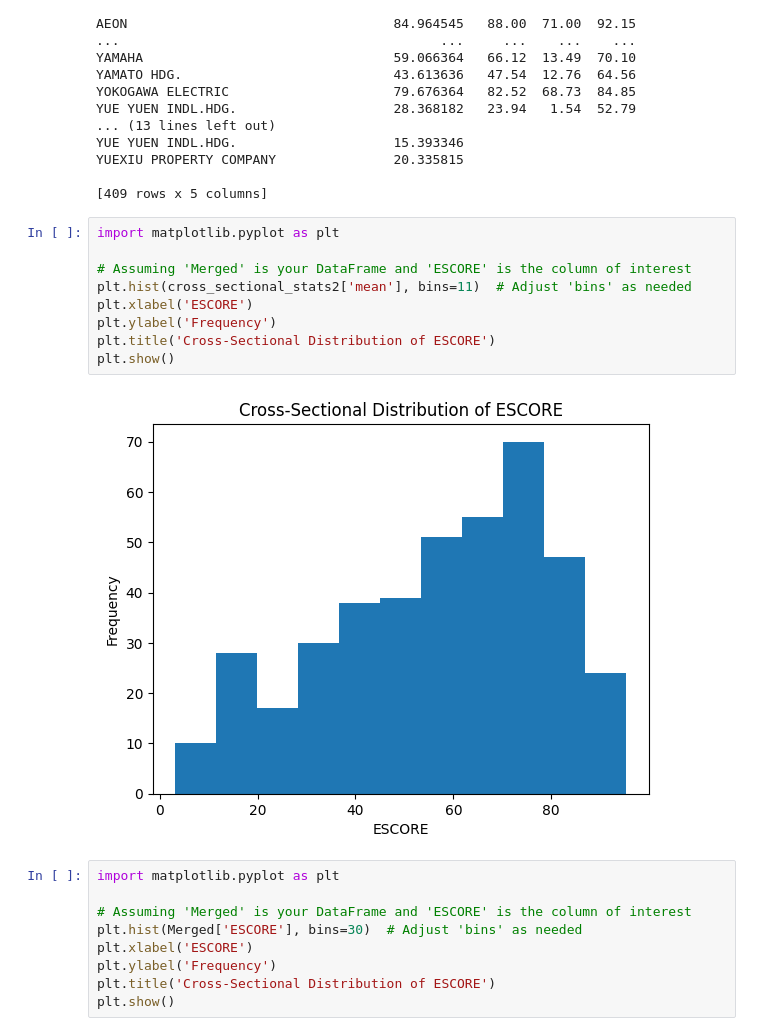
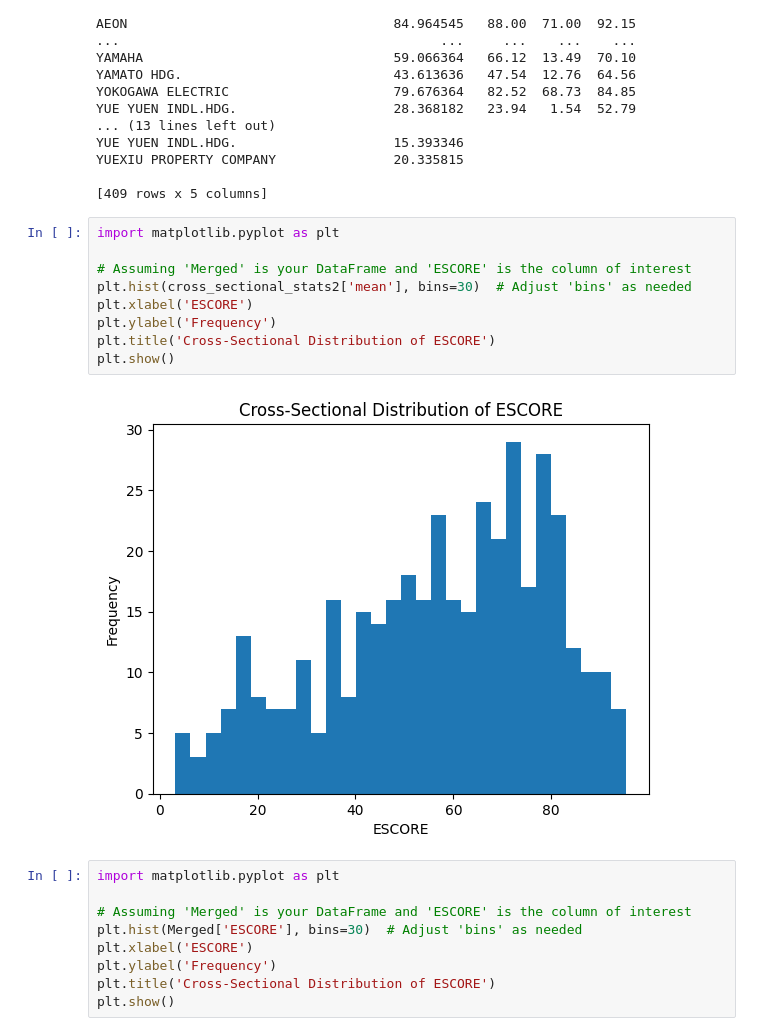
Before and after one commit to gr-oll/susFin, a Jupyter notebook: Finance_HW_2_Simon.ipynb, the cells around one changed output. Saved outputs shown, nothing was run; the diff lists cells and outputs as text.

```diff
--- a/Finance_HW_2_Simon.ipynb
+++ b/Finance_HW_2_Simon.ipynb
@@ -314,14 +314,14 @@ YUEXIU PROPERTY COMPANY               20.335815
 # %%
 import matplotlib.pyplot as plt
 
 # Assuming 'Merged' is your DataFrame and 'ESCORE' is the column of interest
-plt.hist(cross_sectional_stats2['mean'], bins=11)  # Adjust 'bins' as needed
+plt.hist(cross_sectional_stats2['mean'], bins=30)  # Adjust 'bins' as needed
 plt.xlabel('ESCORE')
 plt.ylabel('Frequency')
 plt.title('Cross-Sectional Distribution of ESCORE')
 plt.show()
 # %% [output]
-[figure, old version]
+[figure, new version]
 # %%
 import matplotlib.pyplot as plt
 
```
